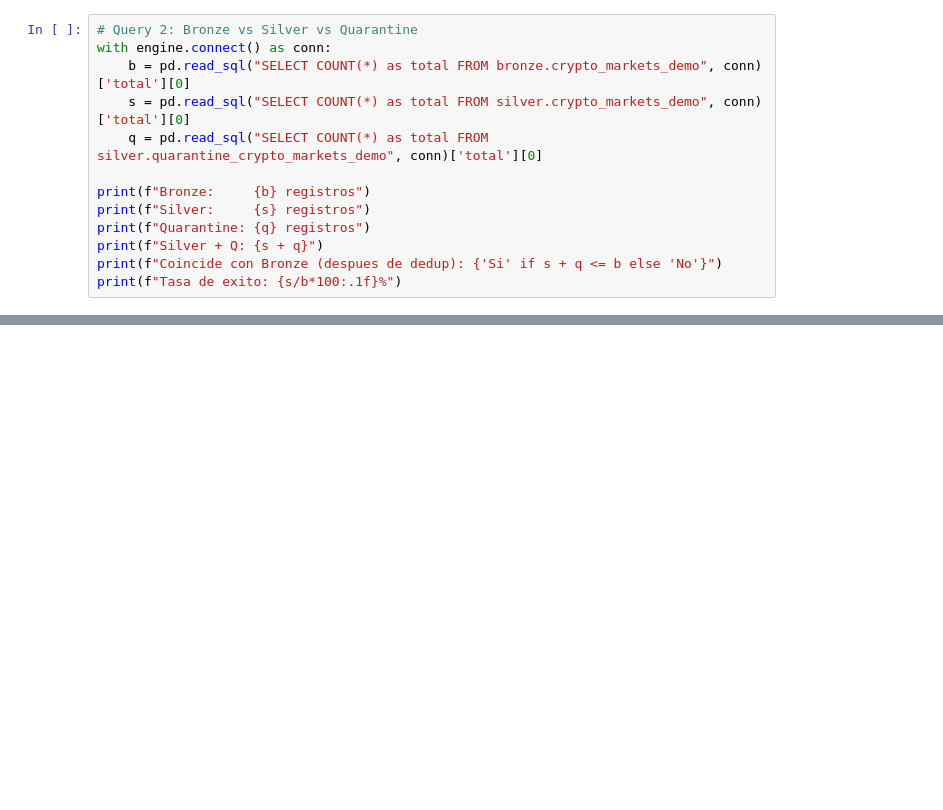
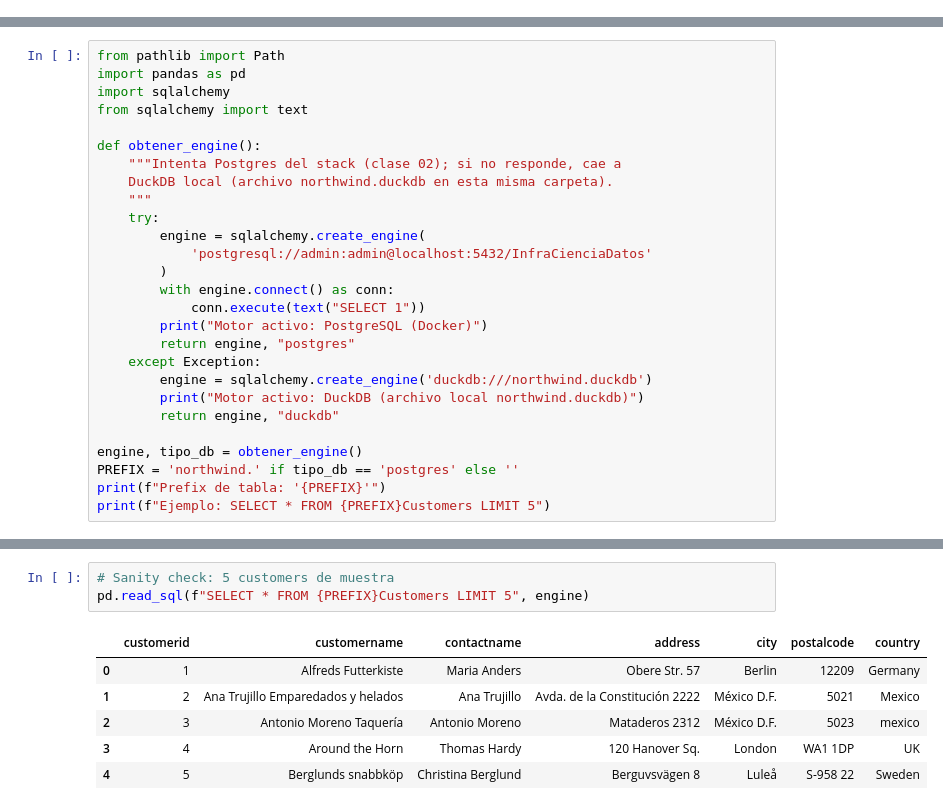
Before and after one commit to juansokil/LCD-InfraCienciaDatos, a Jupyter notebook: clase04/ejercicios/ejercicio.ipynb, the cells around one changed output, grey strips where cells are left out. Cells and saved outputs as stored; diff of their text form; blank space fills up the shorter version.

```diff
--- a/clase04/ejercicios/ejercicio.ipynb
+++ b/clase04/ejercicios/ejercicio.ipynb
@@ -242,13 +14,0 @@ with engine.connect() as conn:
-# %%
-# Query 2: Bronze vs Silver vs Quarantine
-with engine.connect() as conn:
-    b = pd.read_sql("SELECT COUNT(*) as total FROM bronze.crypto_markets_demo", conn)['total'][0]
-    s = pd.read_sql("SELECT COUNT(*) as total FROM silver.crypto_markets_demo", conn)['total'][0]
-    q = pd.read_sql("SELECT COUNT(*) as total FROM silver.quarantine_crypto_markets_demo", conn)['total'][0]
-
-print(f"Bronze:     {b} registros")
-print(f"Silver:     {s} registros")
-print(f"Quarantine: {q} registros")
-print(f"Silver + Q: {s + q}")
-print(f"Coincide con Bronze (despues de dedup): {'Si' if s + q <= b else 'No'}")
-print(f"Tasa de exito: {s/b*100:.1f}%")
@@ -368,0 +54,27 @@ print("=" * 60)
+# %%
+from pathlib import Path
+import pandas as pd
+import sqlalchemy
+from sqlalchemy import text
+
+def obtener_engine():
+    """Intenta Postgres del stack (clase 02); si no responde, cae a
+    DuckDB local (archivo northwind.duckdb en esta misma carpeta).
+    """
+    try:
+        engine = sqlalchemy.create_engine(
+            'postgresql://admin:admin@localhost:5432/InfraCienciaDatos'
+        )
+        with engine.connect() as conn:
+            conn.execute(text("SELECT 1"))
+        print("Motor activo: PostgreSQL (Docker)")
+        return engine, "postgres"
+    except Exception:
+        engine = sqlalchemy.create_engine('duckdb:///northwind.duckdb')
+        print("Motor activo: DuckDB (archivo local northwind.duckdb)")
+        return engine, "duckdb"
+
+engine, tipo_db = obtener_engine()
+PREFIX = 'northwind.' if tipo_db == 'postgres' else ''
+print(f"Prefix de tabla: '{PREFIX}'")
+print(f"Ejemplo: SELECT * FROM {PREFIX}Customers LIMIT 5")
@@ -368,0 +192,10 @@ print("=" * 60)
+# %%
+# Sanity check: 5 customers de muestra
+pd.read_sql(f"SELECT * FROM {PREFIX}Customers LIMIT 5", engine)
+# %% [output]
+|  | customerid | customername | contactname | address | city | postalcode | country |
+| 0 | 1 | Alfreds Futterkiste | Maria Anders | Obere Str. 57 | Berlin | 12209 | Germany |
+| 1 | 2 | Ana Trujillo Emparedados y helados | Ana Trujillo | Avda. de la Constitución 2222 | México D.F. | 5021 | Mexico |
+| 2 | 3 | Antonio Moreno Taquería | Antonio Moreno | Mataderos 2312 | México D.F. | 5023 | mexico |
+| 3 | 4 | Around the Horn | Thomas Hardy | 120 Hanover Sq. | London | WA1 1DP | UK |
+| 4 | 5 | Berglunds snabbköp | Christina Berglund | Berguvsvägen 8 | Luleå | S-958 22 | Sweden |
```
Also changed, not shown: parts of 55 cells of this notebook, 10 other files.
